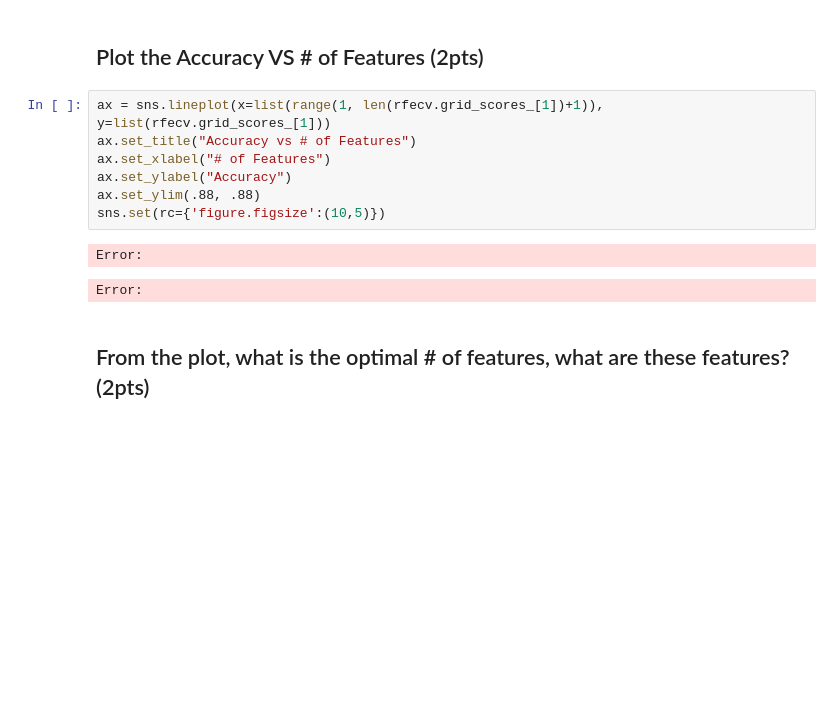
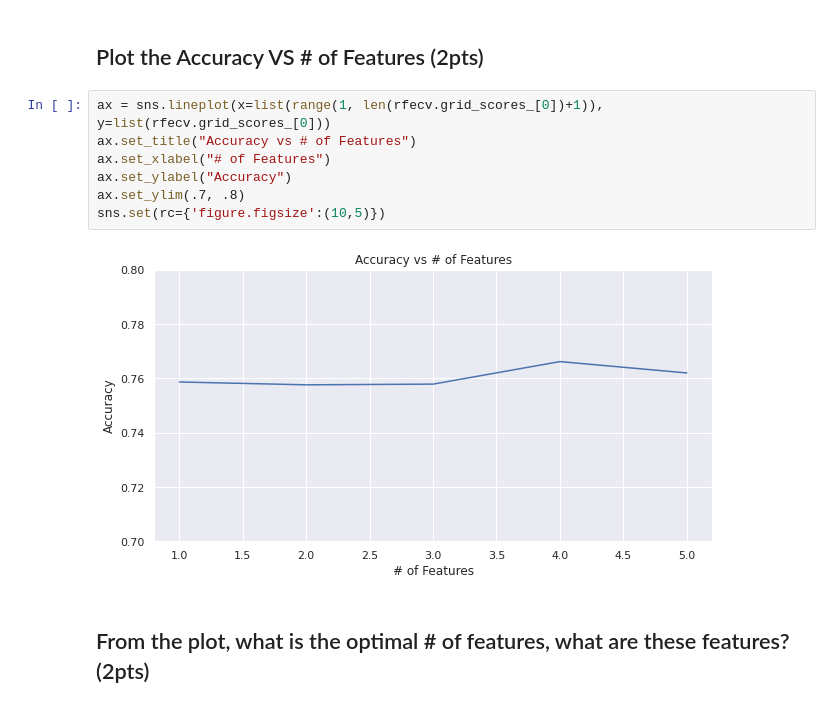
Before and after one commit to Astrathena18/DATA103-Repository, a Jupyter notebook: Notebooks/Hyperparameter_Optimization_and_Preprocessing_Techniques/02_preprocessing_gridsearch_student.ipynb, the cells around one changed output. Drawn from its saved outputs; the diff is of its cells as text; blank space fills up the shorter version.

```diff
--- a/Notebooks/Hyperparameter_Optimization_and_Preprocessing_Techniques/02_preprocessing_gridsearch_student.ipynb
+++ b/Notebooks/Hyperparameter_Optimization_and_Preprocessing_Techniques/02_preprocessing_gridsearch_student.ipynb
@@ -346,15 +373,14 @@ Error:
 # %% [markdown]
 ## Plot the Accuracy VS # of Features (2pts)
 # %%
-ax = sns.lineplot(x=list(range(1, len(rfecv.grid_scores_[1])+1)), y=list(rfecv.grid_scores_[1]))
+ax = sns.lineplot(x=list(range(1, len(rfecv.grid_scores_[0])+1)), y=list(rfecv.grid_scores_[0]))
 ax.set_title("Accuracy vs # of Features")
 ax.set_xlabel("# of Features")
 ax.set_ylabel("Accuracy")
-ax.set_ylim(.88, .88)
+ax.set_ylim(.7, .8)
 sns.set(rc={'figure.figsize':(10,5)})
 # %% [output]
-Error:
-Error:
+[figure, added]
 # %% [markdown]
 ## From the plot, what is the optimal # of features, what are these features? (2pts)
 # %%
```
Also changed, not shown: parts of 38 cells of this notebook.
